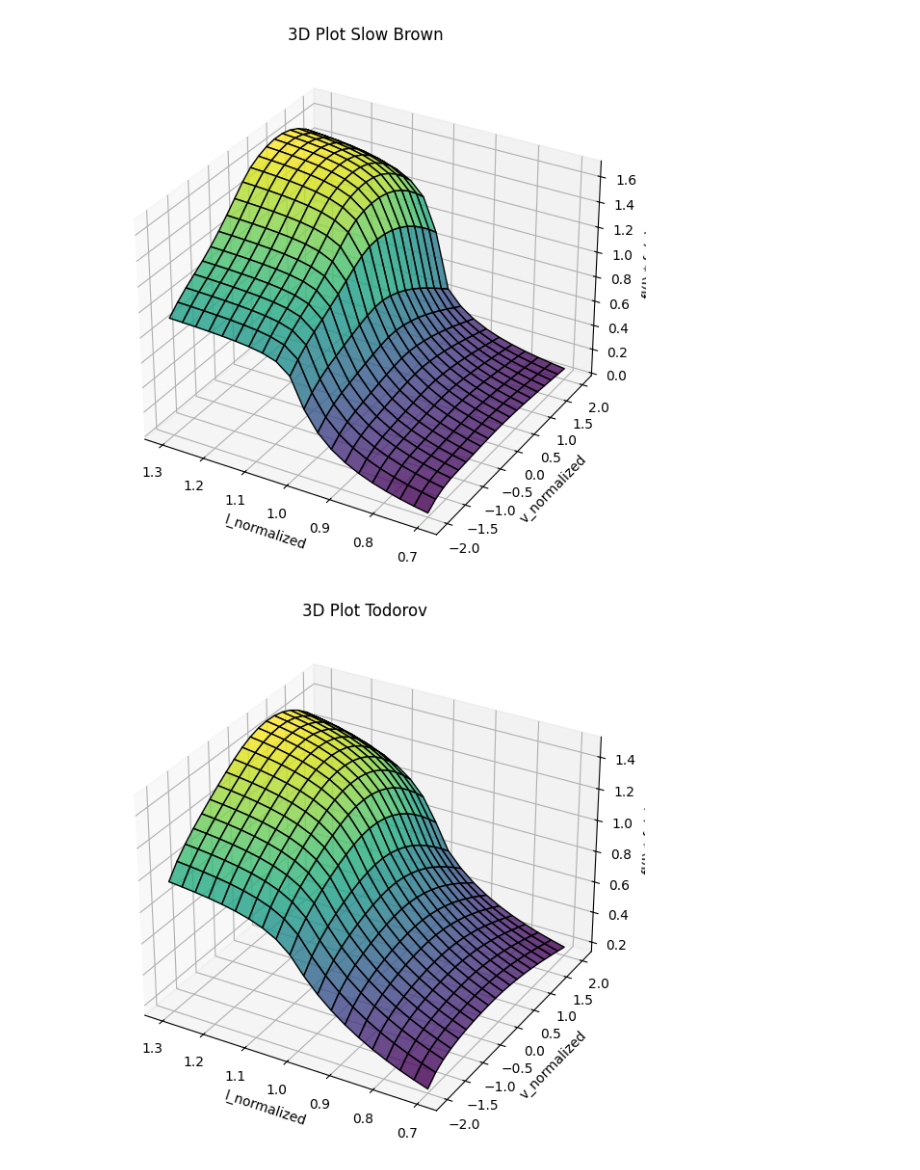
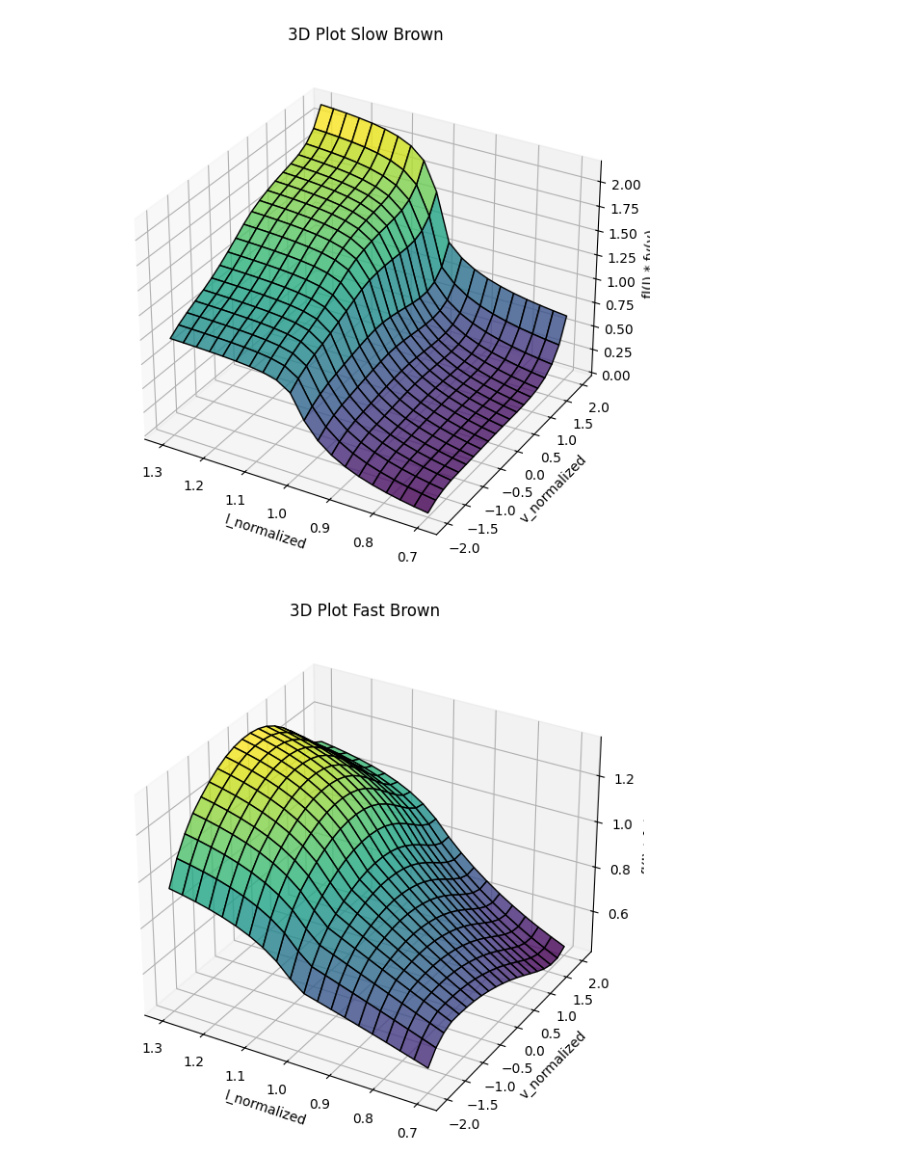
Before and after one commit to AlexandreThy/PhD, a Jupyter notebook: CurrentParts/LengthVelocity.ipynb, the cells around one changed output. Saved outputs shown, nothing was run; the diff lists cells and outputs as text; code cells hidden in the pictures.

```diff
--- a/CurrentParts/LengthVelocity.ipynb
+++ b/CurrentParts/LengthVelocity.ipynb
@@ -106,6 +84,14 @@ for i in range(20):
 # Plotting
 fig = plt.figure(figsize=(10, 7))
 ax = fig.add_subplot(111, projection='3d')
+l_values = np.linspace(0.7, 1.3, 20)
+v_values = np.linspace(-2, 2, 20)
+L, V = np.meshgrid(l_values, v_values)
+Z = np.zeros((20,20))
+for i in range(20):
+    for j in range(20):
+        Z[i,j] = origin_slow_fl(l_values[i]) * origin_slow_fv(l_values[i],v_values[j]) + origin_slow_fp(l_values[i])
+
 
 ax.plot_surface(L, V, Z, cmap='viridis', edgecolor='k', alpha=0.8)
 
@@ -114,6 +100,23 @@ ax.set_xlabel('l_normalized')
 ax.set_ylabel('v_normalized')
 ax.set_zlabel('fl(l) * fv(v)')
 ax.set_title('3D Plot Slow Brown')
+ax.invert_xaxis()
+
+plt.show()
+fig = plt.figure(figsize=(10, 7))
+ax = fig.add_subplot(111, projection='3d')
+for i in range(20):
+    for j in range(20):
+        Z[i,j] = origin_fast_fl(l_values[i]) * origin_fast_fv(l_values[i],v_values[j]) + origin_fast_fp(l_values[i])
+
+
+ax.plot_surface(L, V, Z, cmap='viridis', edgecolor='k', alpha=0.8)
+
+# Labels and title
+ax.set_xlabel('l_normalized')
+ax.set_ylabel('v_normalized')
+ax.set_zlabel('fl(l) * fv(v)')
+ax.set_title('3D Plot Fast Brown')
 ax.invert_xaxis()
 
 plt.show()
@@ -134,32 +137,32 @@ plt.show()
 #
 ## Labels and title
 #ax.set_xlabel('l_normalized')
 #ax.set_ylabel('v_normalized')
 #ax.set_zlabel('fl(l) * fv(v)')
 #ax.set_title('3D Plot Fast Brown')
 #ax.invert_xaxis()
 #
 #plt.show()
 ## Generate data
 
 for i in range(20):
     for j in range(20):
         Z[i,j] = Todorov_fl(l_values[i]) * Todorov_fv(l_values[i],v_values[j]) + Todorov_fp(l_values[i])
 
 # Plotting
 fig = plt.figure(figsize=(10, 7))
 ax = fig.add_subplot(111, projection='3d')
 
 ax.plot_surface(L, V, Z, cmap='viridis', edgecolor='k', alpha=0.8)
 
 # Labels and title
 ax.set_xlabel('l_normalized')
 ax.set_ylabel('v_normalized')
 ax.set_zlabel('fl(l) * fv(v)')
 ax.set_title('3D Plot Todorov')
 ax.invert_xaxis()
 
 plt.show()
 # %% [output]
-[figure, old version]
+[figure, new version]
-[figure, old version]
+[figure, new version]
```
Also changed, not shown: parts of 2 cells of this notebook.
